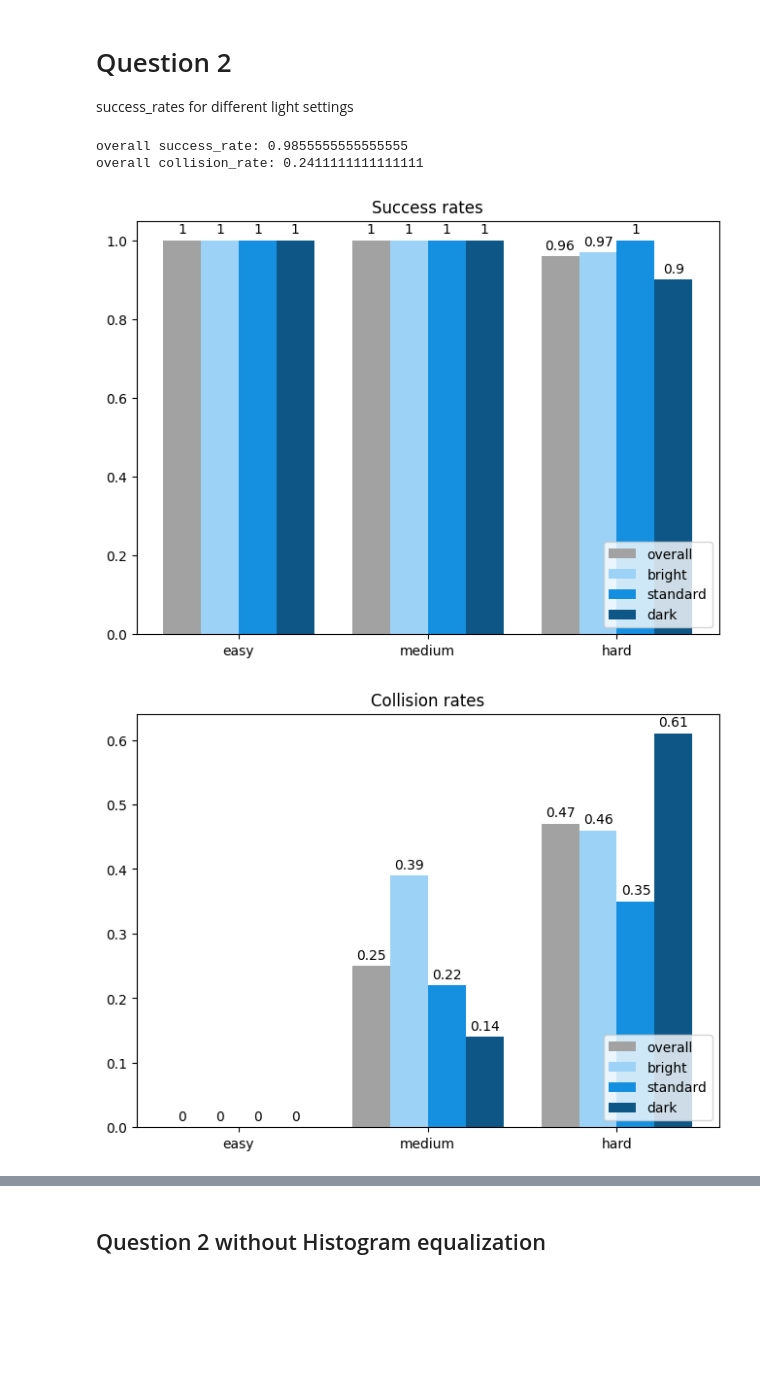
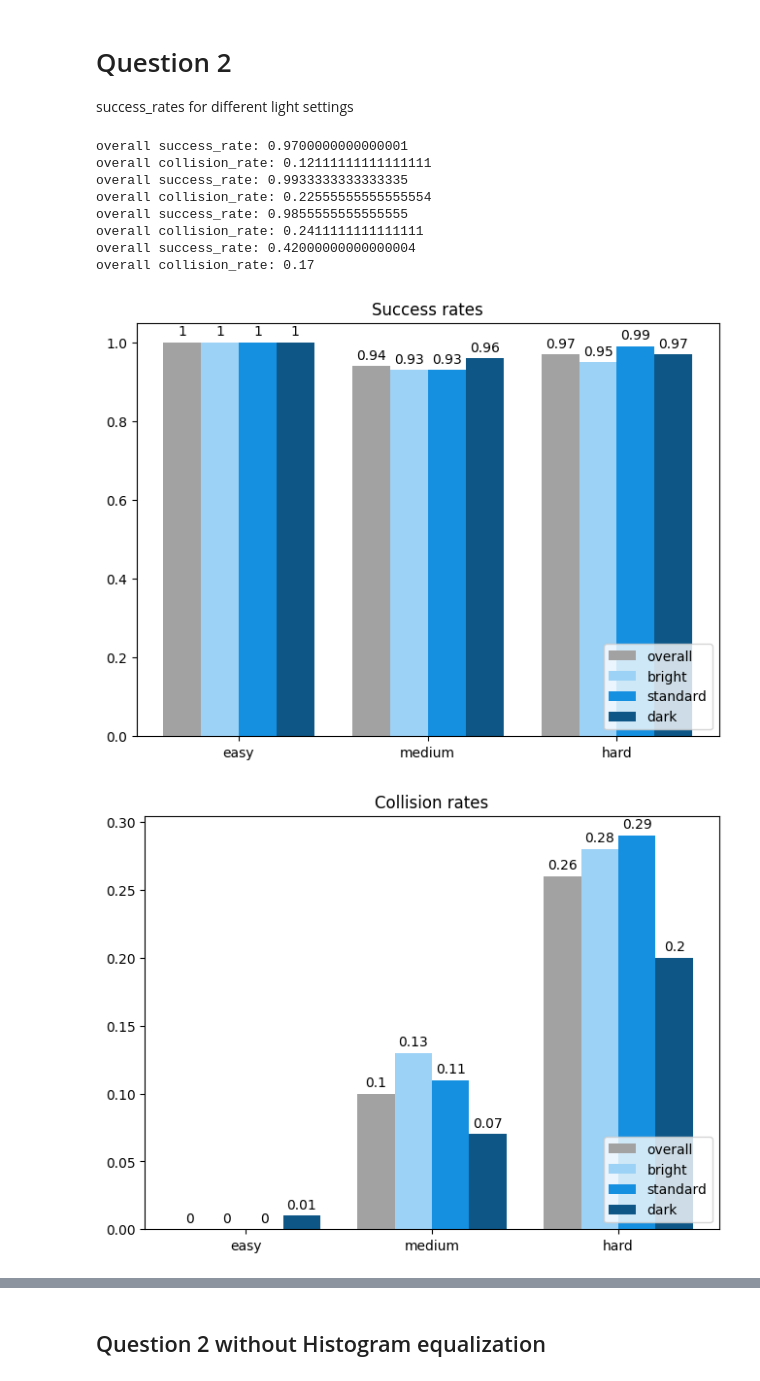
Before and after one commit to geschnee/carsim-rl-cnn, a Jupyter notebook: python/eval_and_replay_analysis.ipynb, the cells around one changed output, grey strips where cells are left out. Drawn from its saved outputs; the diff is of its cells as text; code cells hidden in the pictures; blank space fills up the shorter version.

```diff
--- a/python/eval_and_replay_analysis.ipynb
+++ b/python/eval_and_replay_analysis.ipynb
@@ -372,7 +372,7 @@ def light_setting_collision_rates_bar_plot(target_dir, light_setting, title):
 
 Difficulty tracks
 # %%
-analyse_results_dirs=["success_trainedHardStandardDistanceRewardEval", "trainedHardDistanceMixedLight_eval", "hardDistanceMixedLight_noHistEqualization"]
+analyse_results_dirs=["success_trainedHardStandardDistanceRewardEval", "hardDistanceMixedLight_eval", "hardDistanceMixedLight_noHistEqualization", "hardDistanceMixedLight_evalWithoutHistEqualization"]
 
 for analyse_results_dir in analyse_results_dirs:
 
@@ -419,10 +427,17 @@ average success_rate for overall: 0.24
 
 success_rates for different light settings
 # %%
-all_success_rates_bar_plot(analyse_results_dir)
-all_collision_rates_bar_plot(analyse_results_dir)
+for analyse_results_dir in analyse_results_dirs:
+    all_success_rates_bar_plot(analyse_results_dir)
+    all_collision_rates_bar_plot(analyse_results_dir)
 # %% [output]
+overall success_rate: 0.9700000000000001
+overall collision_rate: 0.12111111111111111
+overall success_rate: 0.9933333333333335
+overall collision_rate: 0.22555555555555554
 overall success_rate: 0.9855555555555555
 overall collision_rate: 0.2411111111111111
+overall success_rate: 0.42000000000000004
+overall collision_rate: 0.17
-[figure, old version]
+[figure, new version]
-[figure, old version]
+[figure, new version]
```
Also changed, not shown: parts of 10 cells of this notebook, 19 other files.
